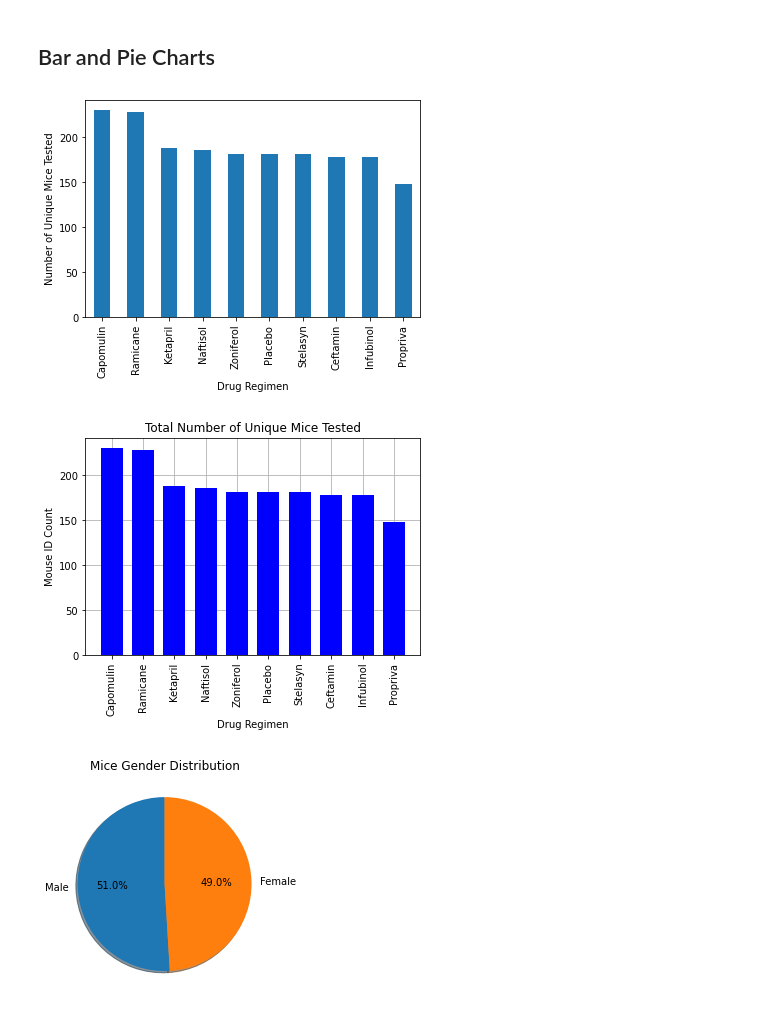
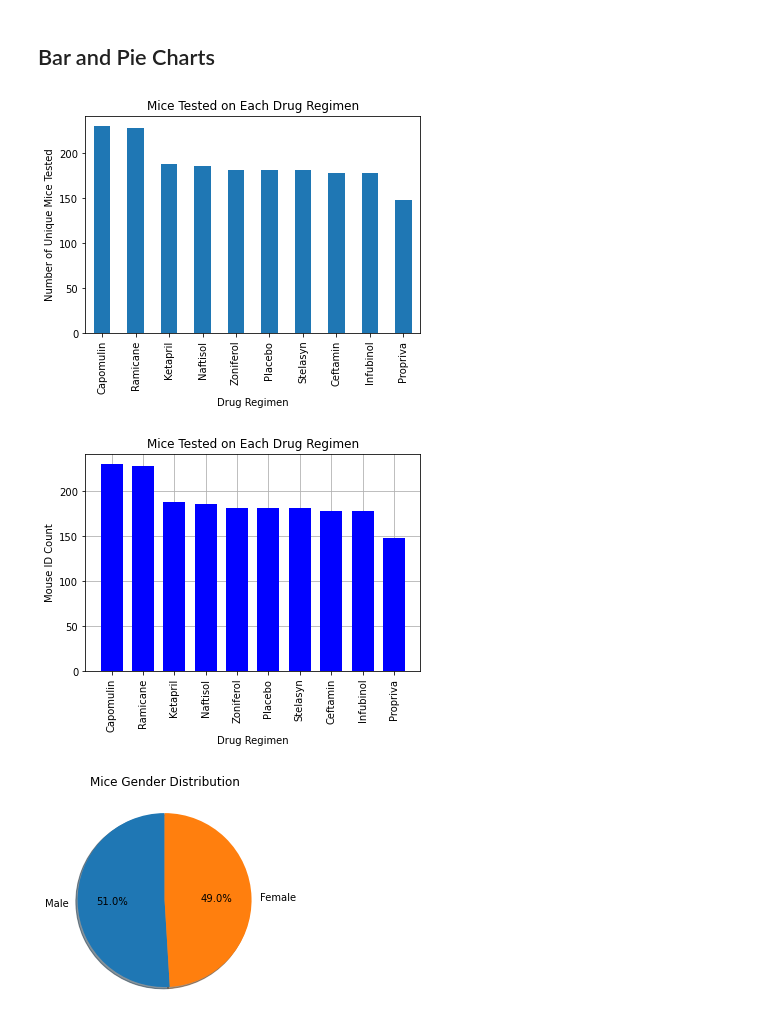
Before and after one commit to trvossler-max/Matplotlib-Challenge, a Jupyter notebook: Instructions/Pymaceuticals/pymaceuticals_starter.ipynb, the cells around one changed output. Cells and saved outputs as stored; diff of their text form; code cells hidden in the pictures.

```diff
--- a/Instructions/Pymaceuticals/pymaceuticals_starter.ipynb
+++ b/Instructions/Pymaceuticals/pymaceuticals_starter.ipynb
@@ -178,15 +168,16 @@ drug_stats2
 # %%
 # Generate a bar plot showing the total number of unique mice tested on each drug regimen using pandas.
 # Split up our data into groups based upon 'drug regimen'
 
 counts = clean_study_df['Drug Regimen'].value_counts()
 counts.plot(kind="bar")
 plt.xlabel("Drug Regimen")
 plt.xticks(rotation=90)
 plt.ylabel("Number of Unique Mice Tested")
+plt.title("Mice Tested on Each Drug Regimen")
 plt.show()
 # %% [output]
-[figure, old version]
+[figure, new version]
 # %%
 # Generate a bar plot showing the total number of unique mice tested on each drug regimen using pyplot.
 # Set x axis and tick locations
@@ -207,13 +198,13 @@ plt.xticks(rotation=90)
 #set labels for axis
 plt.xlabel("Drug Regimen")
 plt.ylabel("Mouse ID Count")
-plt.title("Total Number of Unique Mice Tested")
+plt.title("Mice Tested on Each Drug Regimen")
 
 plt.grid(zorder=0)
 
 plt.show()
 # %% [output]
-[figure, old version]
+[figure, new version]
 # %%
 # Generate a pie plot showing the distribution of female versus male mice using pandas
 gender = clean_study_df['Sex'].value_counts()
```
Also changed, not shown: parts of 16 cells of this notebook.
